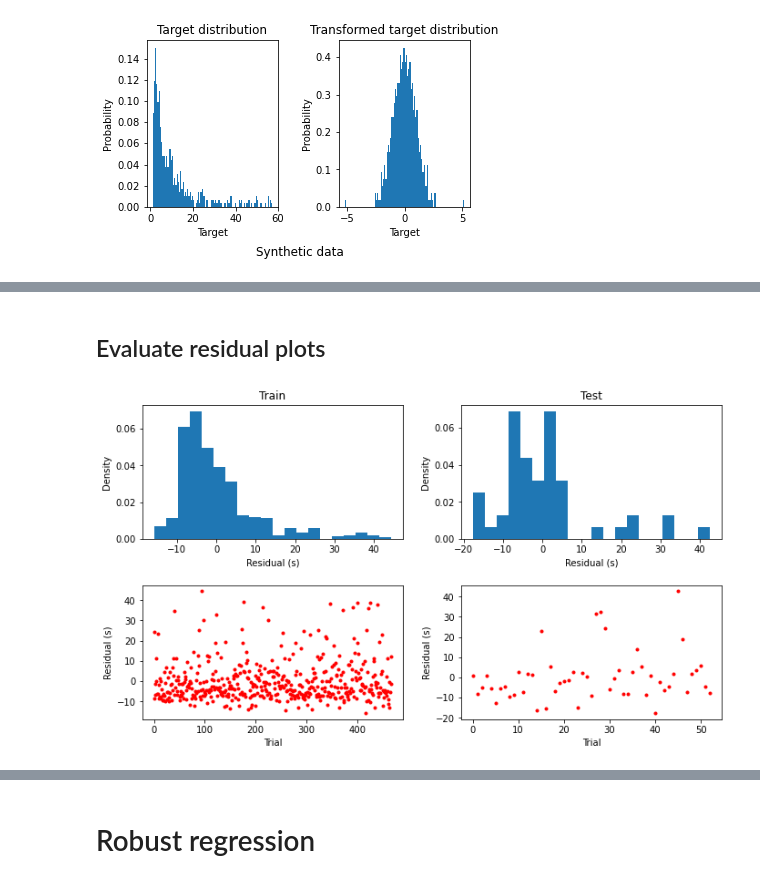
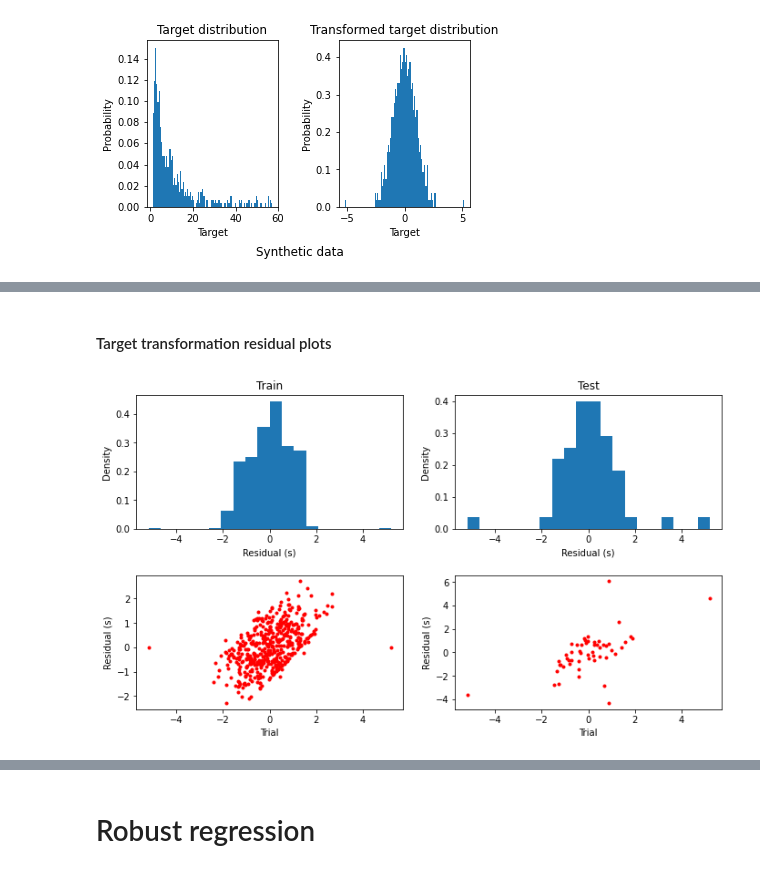
Before and after one commit to hundredball/Math24, a Jupyter notebook: Analyze_data.ipynb, the cells around one changed output, grey strips where cells are left out. Saved outputs shown, nothing was run; the diff lists cells and outputs as text; code cells hidden in the pictures.

```diff
--- a/Analyze_data.ipynb
+++ b/Analyze_data.ipynb
@@ -1752,3 +1779,20 @@ Dimension of X_train:  (468, 6)
+# %%
+def plot_residual(Y_train, pred_train, Y_test, pred_test):
+    fig, axs = plt.subplots(2,2, figsize=(10,6))
+    dict_Y = {'Train':(Y_train, pred_train), 'Test':(Y_test, pred_test)}
+    for i, key in enumerate(dict_Y):
+        axs[0,i].hist(dict_Y[key][1], bins=20, density=True)
+        axs[0,i].set_xlabel('Residual (s)')
+        axs[0,i].set_ylabel('Density')
+        axs[0,i].set_title(key)
+
+        sort_ind = np.argsort(dict_Y[key][0])
+        target, pred = dict_Y[key][0][sort_ind], dict_Y[key][1][sort_ind]
+        axs[1,i].plot(target,target-pred, 'r.')
+        axs[1,i].set_xlabel('Trial')
+        axs[1,i].set_ylabel('Residual (s)')
+
+    fig.tight_layout(pad=2)
 # %%
 # Load data
 X, Y, C, S, D = dl.read_data([2], list(range(11)), channel_limit=21, rm_baseline=False)
@@ -1835,25 +1857,9 @@ f.tight_layout(rect=[0.05, 0.05, 0.95, 0.95])
 # %% [markdown]
-## Evaluate residual plots
+#### Target transformation residual plots
-# %%
-regr = RidgeCV((0.1,1,1e2))
-regr.fit(X_train, Y_train)
-Y_pred = regr.predict(X_test)
-residual_test = Y_test-Y_pred
-Y_pred = regr.predict(X_train)
-residual_train = Y_train-Y_pred
-
-fig, axs = plt.subplots(2,2, figsize=(10,6))
-dict_res = {'Train':residual_train, 'Test':residual_test}
-for i, key in enumerate(dict_res):
-    axs[0,i].hist(dict_res[key], bins=20, density=True)
-    axs[0,i].set_xlabel('Residual (s)')
-    axs[0,i].set_ylabel('Density')
-    axs[0,i].set_title(key)
-
-    axs[1,i].plot(dict_res[key], 'r.')
-    axs[1,i].set_xlabel('Trial')
-    axs[1,i].set_ylabel('Residual (s)')
-
-fig.tight_layout(pad=2)
-# %% [output]
-[figure, removed]
+# %%
+[Y_train_trans, pred_train_trans, Y_test_trans, pred_test_trans] = [quantile_transform(data[..., np.newaxis],
+                             n_quantiles=10, output_distribution='normal', copy=True).squeeze()
+                                for data in [Y_train, regr_trans.predict(X_train), Y_test, Y_pred_trans]]
+plot_residual(Y_train_trans, pred_train_trans, Y_test_trans, pred_test_trans)
+# %% [output]
+[figure, added]
```
Also changed, not shown: parts of 18 cells of this notebook.
